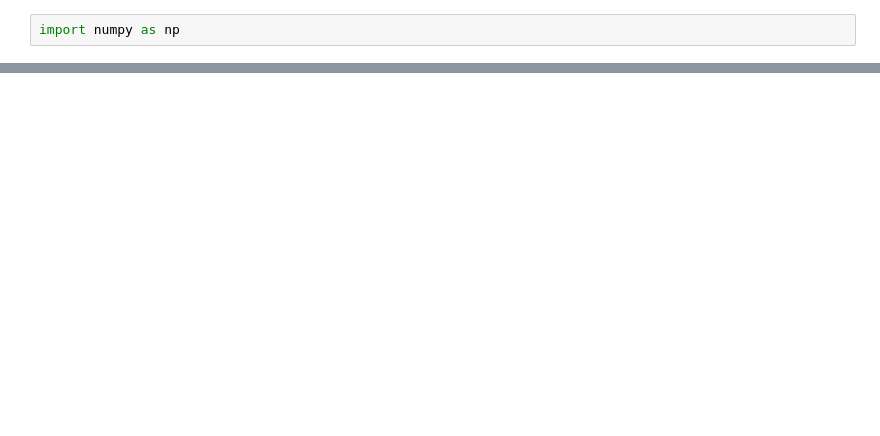
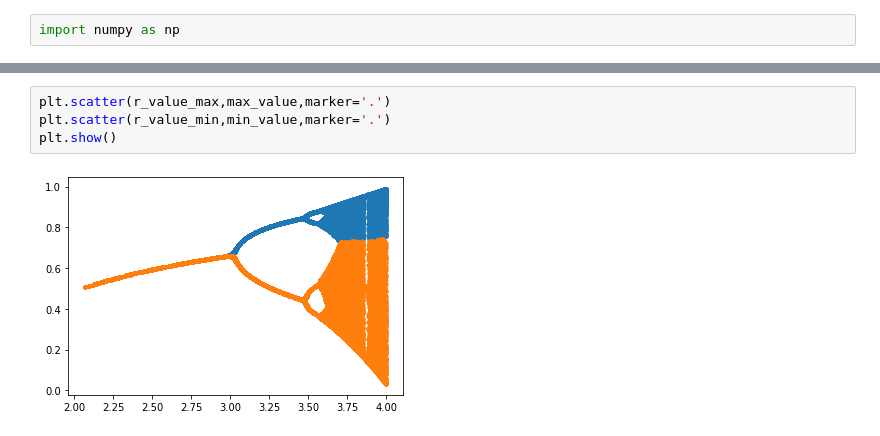
Before and after one commit to andyPhysics/CosmicRay, a Jupyter notebook: ipython_curvature/Untitled.ipynb, the cells around one changed output, grey strips where cells are left out. Cells and saved outputs as stored; diff of their text form; blank space fills up the shorter version.

```diff
--- a/ipython_curvature/Untitled.ipynb
+++ b/ipython_curvature/Untitled.ipynb
@@ -15,0 +29,6 @@ plt.show()
+# %%
+plt.scatter(r_value_max,max_value,marker='.')
+plt.scatter(r_value_min,min_value,marker='.')
+plt.show()
+# %% [output]
+[figure, added]
```
Also changed, not shown: parts of 7 cells of this notebook, 2 other files.
